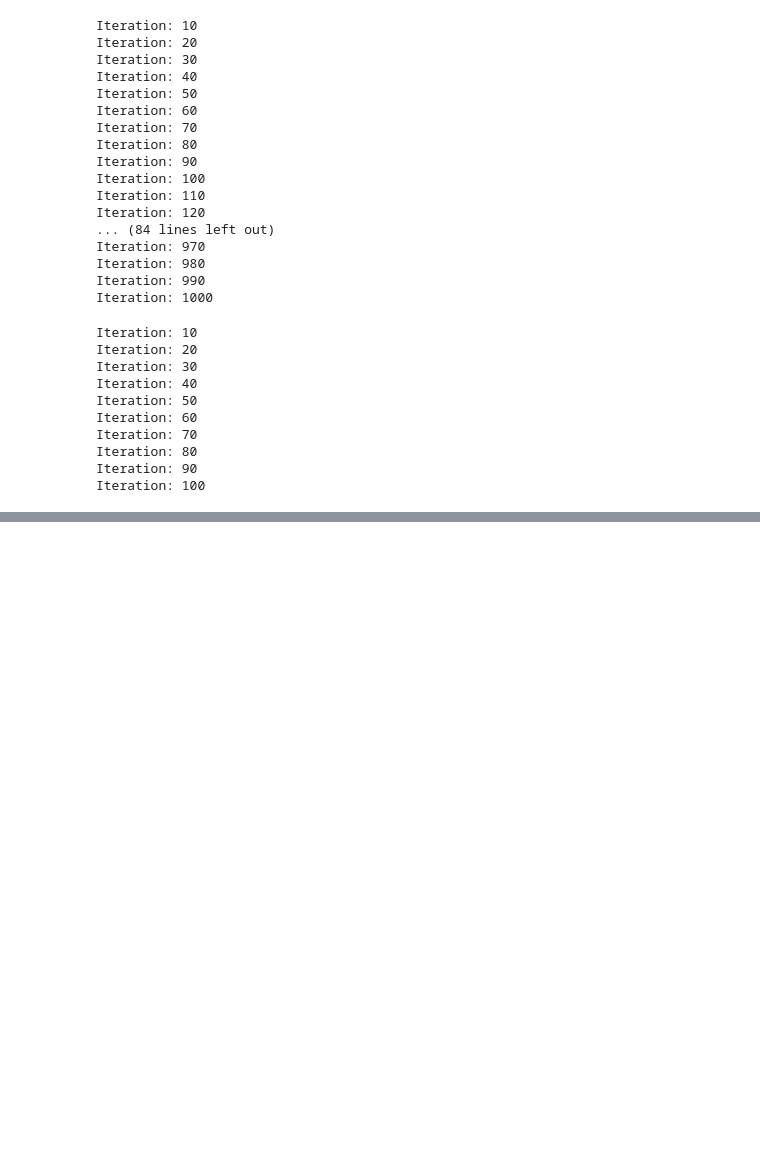
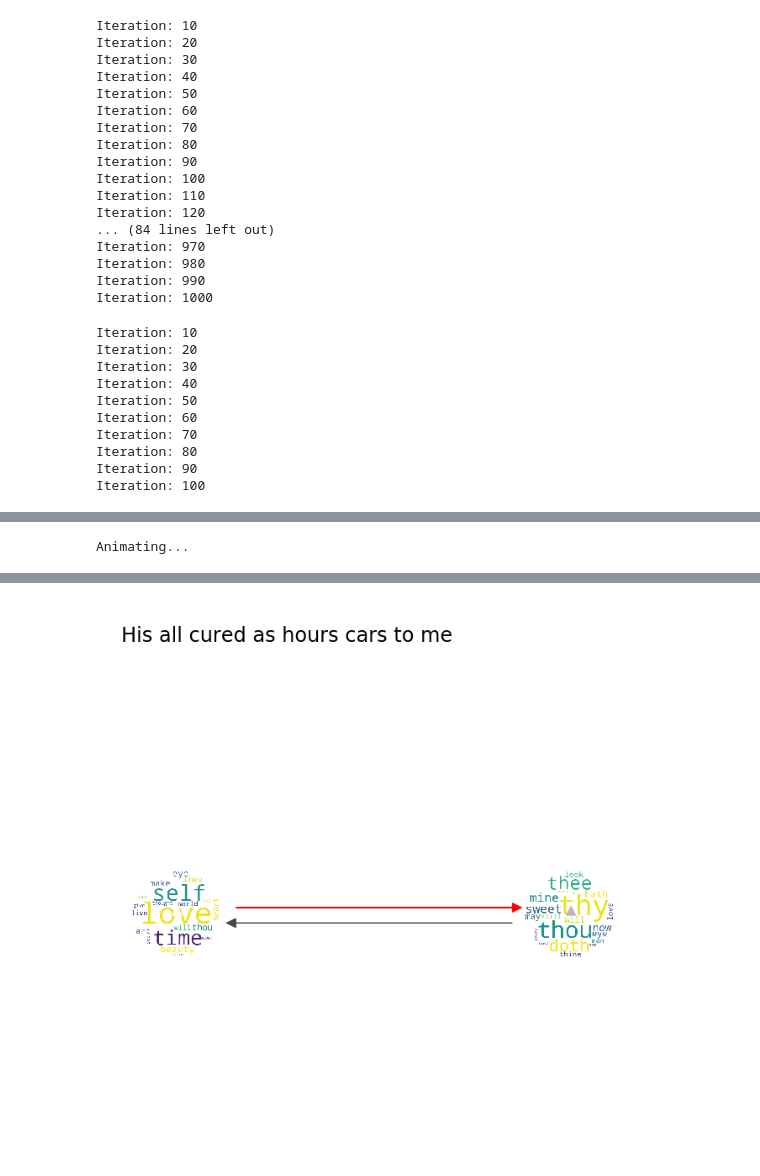
Before and after one commit to amandaliusa/cs155-shakespeare, a Jupyter notebook: unsupervised_hmm_stanzas.ipynb, the cells around one changed output, grey strips where cells are left out. Saved outputs shown, nothing was run; the diff lists cells and outputs as text; code cells hidden in the pictures; blank space fills up the shorter version.

```diff
--- a/unsupervised_hmm_stanzas.ipynb
+++ b/unsupervised_hmm_stanzas.ipynb
@@ -361,0 +441,7 @@ wordclouds = states_to_wordclouds(hmm12, obs_map)
+# %%
+from IPython.display import HTML
+
+anim = animate_emission(hmm2, obs_map, M=8)
+HTML(anim.to_html5_video())
+# %% [output]
+Animating...
@@ -361,0 +449 @@ wordclouds = states_to_wordclouds(hmm12, obs_map)
+[figure, added]
```
Also changed, not shown: parts of 23 cells of this notebook, 17 other files.
